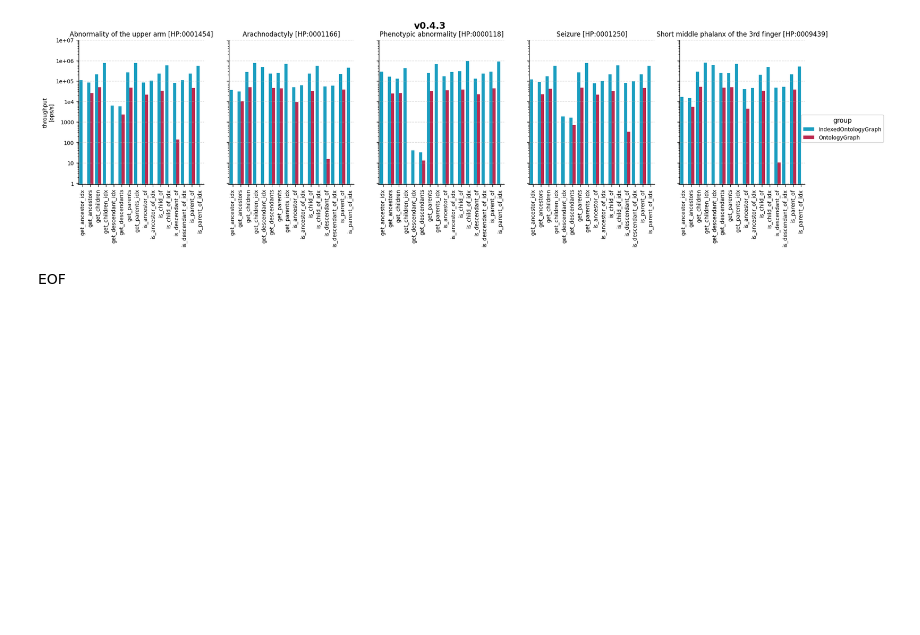
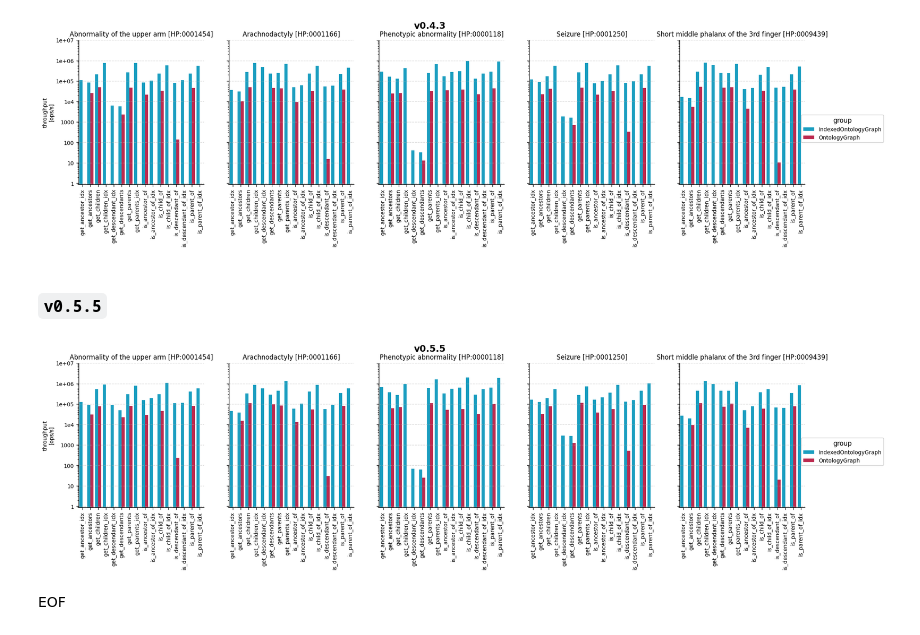
Before and after one commit to ielis/hpo-toolkit, a Jupyter notebook: benches/Benches.ipynb, the cells around one changed output. Cells and saved outputs as stored; diff of their text form; code cells hidden in the pictures; blank space fills up the shorter version.

Commit message:
Update benches.

```diff
--- a/benches/Benches.ipynb
+++ b/benches/Benches.ipynb
@@ -25,6 +23,7 @@ Benches defined in `graph_traversal.py`.
 graph_traversal_benches = (
     'graph_traversal-1000-v0.4.0.csv.gz',
     'graph_traversal-1000-v0.4.3.csv.gz',
+    'graph_traversal-1000-v0.5.5.csv.gz',
 )
 # %%
 benches = pd.concat((pd.read_csv(os.path.join(fpath_bench_dir, fpath_bench)) for fpath_bench in graph_traversal_benches))
@@ -98,5 +97,15 @@ fig = plot_throughputs(df)
 fig.suptitle(revision);
 # %% [output]
 [figure]
+# %% [markdown]
+### `v0.5.5`
+# %%
+revision = 'v0.5.5'
+df = benches.loc[revision]
+
+fig = plot_throughputs(df)
+fig.suptitle(revision);
+# %% [output]
+[figure, added]
 # %% [markdown]
 EOF
```
Also changed, not shown: parts of 2 cells of this notebook, 2 other files.
